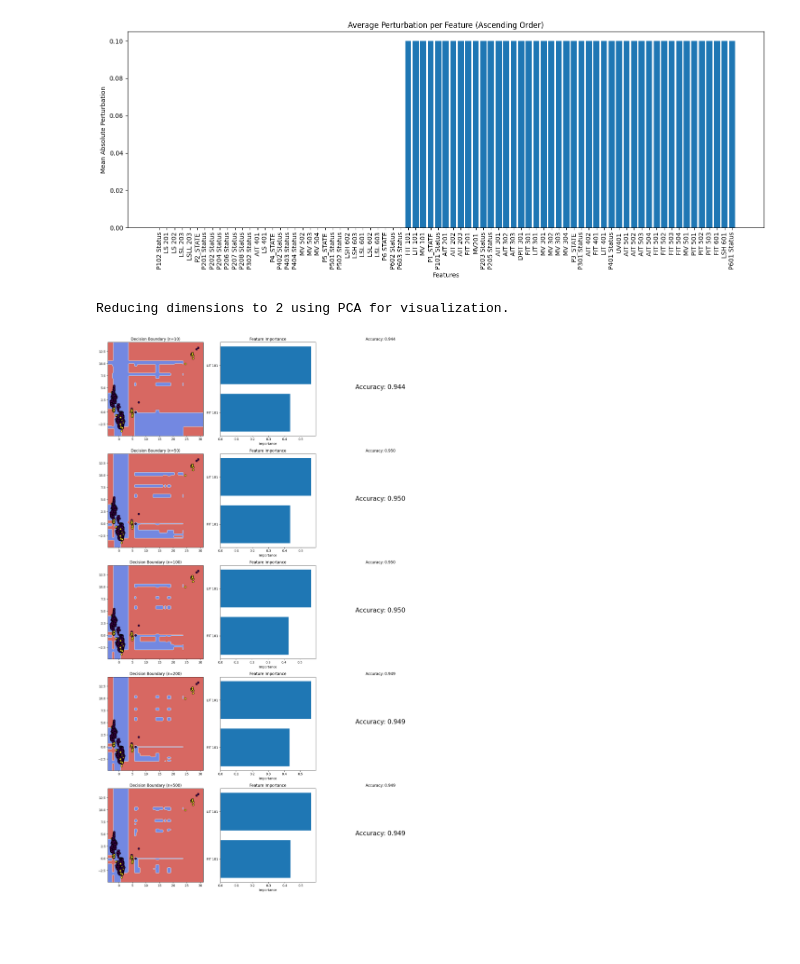
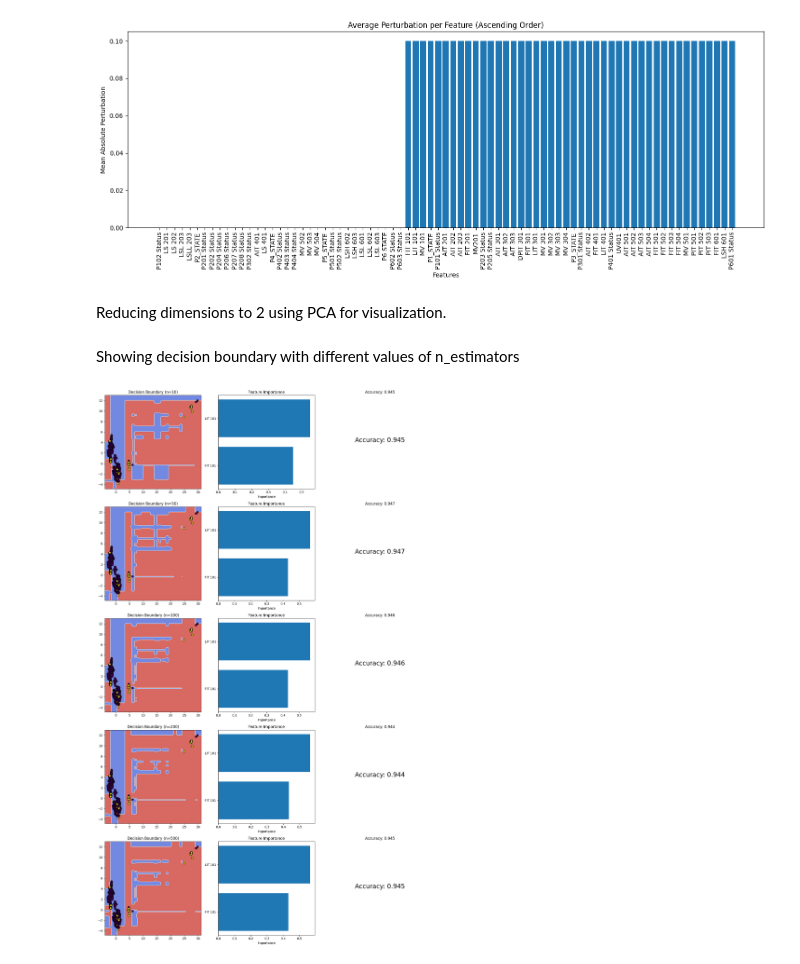
Before and after one commit to ClovisDyArx/cyberml_projet, a Jupyter notebook: adversarial_attack.ipynb, the cells around one changed output. Cells and saved outputs as stored; diff of their text form; code cells hidden in the pictures; blank space fills up the shorter version.

```diff
--- a/adversarial_attack.ipynb
+++ b/adversarial_attack.ipynb
@@ -351,3 +347,5 @@ plt.tight_layout()
 plt.show()
 # %% [output]
 [figure]
+# %% [markdown]
+Reducing dimensions to 2 using PCA for visualization.
@@ -354,57 +356,47 @@ plt.show()
+# %% [markdown]
+Showing decision boundary with different values of n_estimators
 # %%
 n_estimators_list = [10, 50, 100, 200, 500]
 
-# Check if dimensionality is greater than 2, and reduce dimensions if needed
-if X_train.shape[1] > 2:
-    print("Reducing dimensions to 2 using PCA for visualization.")
-    pca = PCA(n_components=2, random_state=42)
-    X_train_2d = pca.fit_transform(X_train)
-    X_test_2d = pca.transform(X_test)
-else:
-    X_train_2d, X_test_2d = X_train, X_test
-
-# Create a grid of subplots
 fig, axes = plt.subplots(len(n_estimators_list), 3, figsize=(15, len(n_estimators_list) * 5))
 
 for i, n_estimators in enumerate(n_estimators_list):
-    # Train a classifier for each number of estimators
+
+    # RandomForest training
     clf = RandomForestClassifier(n_estimators=n_estimators, random_state=42)
     clf.fit(X_train_2d, y_train)
 
-    # Create mesh grid for plotting decision boundaries
+    # 2D mesh grid -> plotting decision boundaries
     x_min, x_max = X_train_2d[:, 0].min() - 1, X_train_2d[:, 0].max() + 1
     y_min, y_max = X_train_2d[:, 1].min() - 1, X_train_2d[:, 1].max() + 1
     xx, yy = np.meshgrid(np.linspace(x_min, x_max, 100),
                          np.linspace(y_min, y_max, 100))
     Z = clf.predict(np.c_[xx.ravel(), yy.ravel()])
     Z = Z.reshape(xx.shape)
 
-    # Plot decision boundary
     ax = axes[i, 0]
     ax.contourf(xx, yy, Z, alpha=0.8, cmap=plt.cm.coolwarm)
     ax.scatter(X_test_2d[:, 0], X_test_2d[:, 1], c=y_test, edgecolor='k', marker='o')
     ax.set_title(f'Decision Boundary (n={n_estimators})')
 
-    # Plot feature importance (for first row only)
+    # plot feature importance
     feature_importance = clf.feature_importances_
     sorted_idx = np.argsort(feature_importance)
     ax = axes[i, 1]
     ax.barh(range(len(sorted_idx)), feature_importance[sorted_idx], align='center')
     ax.set_yticks(range(len(sorted_idx)))
-    ax.set_yticklabels(np.array(X.columns)[sorted_idx])
+    ax.set_yticklabels(np.array(features)[sorted_idx])
     ax.set_xlabel('Importance')
     ax.set_title('Feature Importance')
 
-    # Evaluate clean accuracy
+    # show accuracy
     score = clf.score(X_test_2d, y_test)
     ax = axes[i, 2]
     ax.text(0.5, 0.5, f'Accuracy: {score:.3f}', fontsize=20, ha='center', transform=ax.transAxes)
     ax.set_title(f'Accuracy: {score:.3f}')
     ax.axis('off')
 
-# Adjust layout
 plt.tight_layout()
 plt.show()
 # %% [output]
-Reducing dimensions to 2 using PCA for visualization.
-[figure, old version]
+[figure, new version]
```
Also changed, not shown: parts of 7 cells of this notebook.
